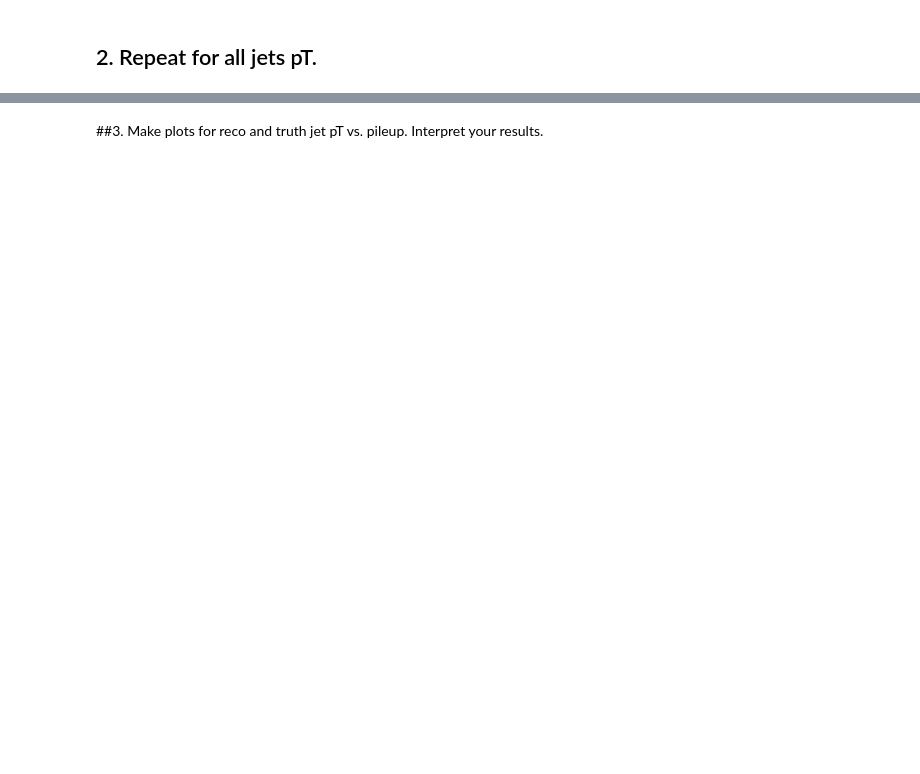
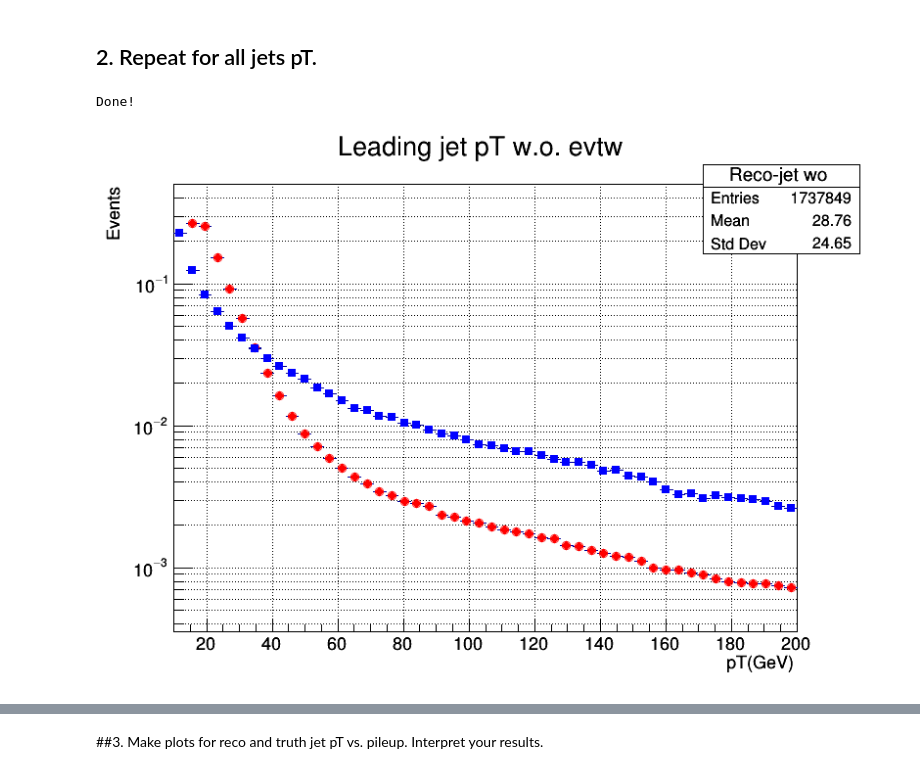
Before and after one commit to cfrc2694/HEP_Exercises, a Jupyter notebook: 02_Jets.ipynb, the cells around one changed output, grey strips where cells are left out. Cells and saved outputs as stored; diff of their text form; code cells hidden in the pictures; blank space fills up the shorter version.

```diff
--- a/02_Jets.ipynb
+++ b/02_Jets.ipynb
@@ -263,0 +317,32 @@ canvas2.Draw();
+# %%
+for event in tree:
+  evtw=tree.EventWeight
+  reco_R4_pt=tree.RecoJets_R4_pt
+  truth_R4_pt=tree.TruthJets_R4_pt
+  if(reco_R4_pt.size()!=0):
+    for j in range(reco_R4_pt.size()):
+        dato=reco_R4_pt.at(j)/1000.
+        hist_reco_pt_x2.Fill(dato,evtw)
+        hist_reco_pt_wo_evtw.Fill(dato)
+  if(truth_R4_pt.size()!=0):
+    for j in range(truth_R4_pt.size()):
+        dato=truth_R4_pt.at(j)/1000.
+        hist_truth_pt_x2.Fill(dato,evtw)
+        hist_truth_pt_wo_evtw.Fill(dato)
+print("Done!")
+# %% [output]
+Done!
+# %%
+c2 = TCanvas("c2a","",800,600)
+c2.SetGrid()
+hist_reco_pt_wo_evtw.SetMarkerStyle(20)
+hist_reco_pt_wo_evtw.SetMarkerColor(kRed)
+#hist_reco_pt_wo_evtw.GetYaxis().SetMoreLogLabels()
+hist_reco_pt_wo_evtw.DrawNormalized("LP")
+hist_truth_pt_wo_evtw.SetMarkerStyle(21)
+hist_truth_pt_wo_evtw.SetMarkerColor(kBlue)
+hist_truth_pt_wo_evtw.DrawNormalized("sameP")
+c2.SetLogy()
+c2.Draw()
+# %% [output]
+[figure, added]
```
Also changed, not shown: parts of 35 cells of this notebook.
